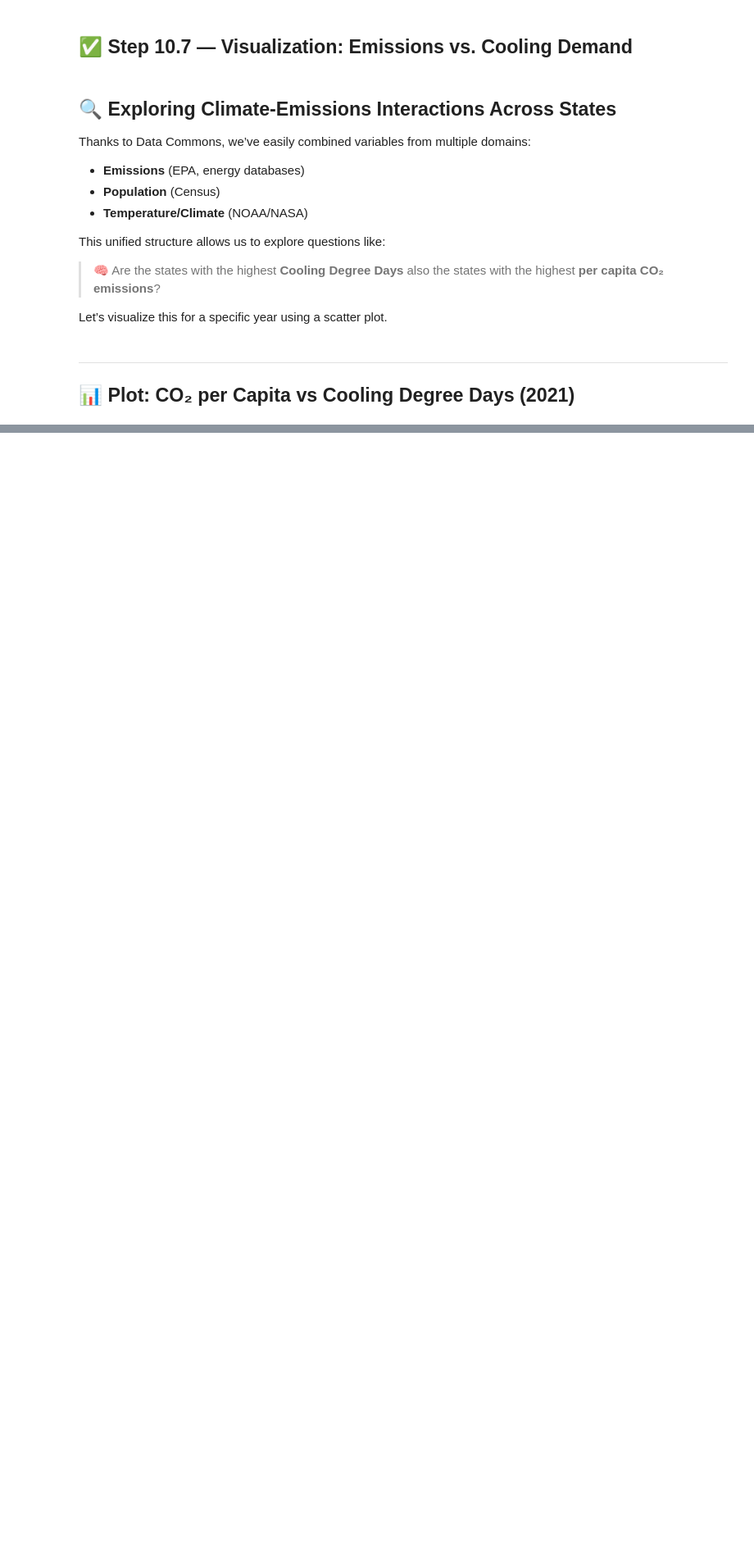
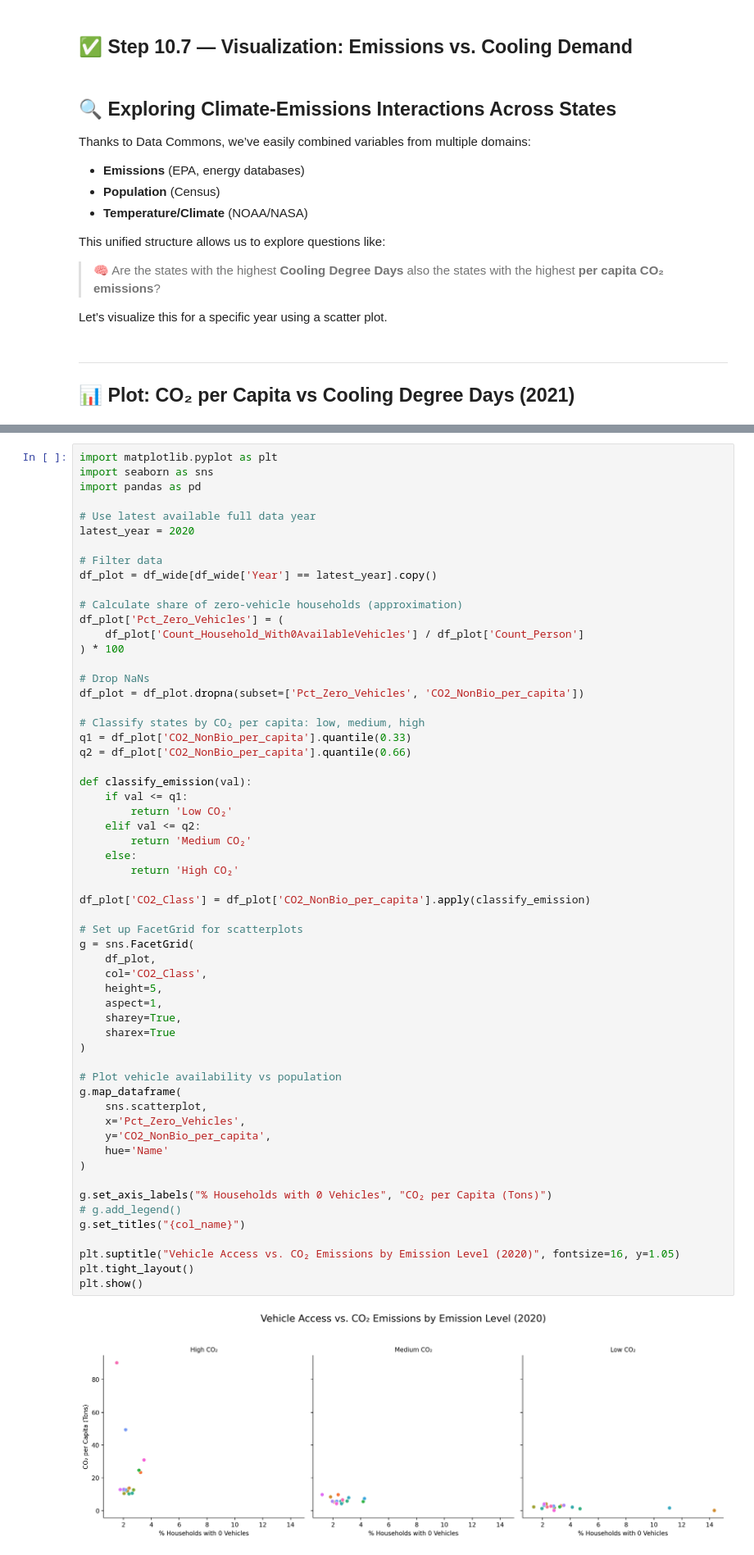
Before and after one commit to Nastiiasaenko/Data-Commons-, a Jupyter notebook: 02_environmental_exploration.ipynb, the cells around one changed output, grey strips where cells are left out. Shown at 82% size. Cells and saved outputs as stored; diff of their text form; blank space fills up the shorter version.

```diff
--- a/02_environmental_exploration.ipynb
+++ b/02_environmental_exploration.ipynb
@@ -1287,0 +1464,60 @@ plt.show()
+# %%
+import matplotlib.pyplot as plt
+import seaborn as sns
+import pandas as pd
+
+# Use latest available full data year
+latest_year = 2020
+
+# Filter data
+df_plot = df_wide[df_wide['Year'] == latest_year].copy()
+
+# Calculate share of zero-vehicle households (approximation)
+df_plot['Pct_Zero_Vehicles'] = (
+    df_plot['Count_Household_With0AvailableVehicles'] / df_plot['Count_Person']
+) * 100
+
+# Drop NaNs
+df_plot = df_plot.dropna(subset=['Pct_Zero_Vehicles', 'CO2_NonBio_per_capita'])
+
+# Classify states by CO₂ per capita: low, medium, high
+q1 = df_plot['CO2_NonBio_per_capita'].quantile(0.33)
+q2 = df_plot['CO2_NonBio_per_capita'].quantile(0.66)
+
+def classify_emission(val):
+    if val <= q1:
+        return 'Low CO₂'
+    elif val <= q2:
+        return 'Medium CO₂'
+    else:
+        return 'High CO₂'
+
+df_plot['CO2_Class'] = df_plot['CO2_NonBio_per_capita'].apply(classify_emission)
+
+# Set up FacetGrid for scatterplots
+g = sns.FacetGrid(
+    df_plot,
+    col='CO2_Class',
+    height=5,
+    aspect=1,
+    sharey=True,
+    sharex=True
+)
+
+# Plot vehicle availability vs population
+g.map_dataframe(
+    sns.scatterplot,
+    x='Pct_Zero_Vehicles',
+    y='CO2_NonBio_per_capita',
+    hue='Name'
+)
+
+g.set_axis_labels("% Households with 0 Vehicles", "CO₂ per Capita (Tons)")
+# g.add_legend()
+g.set_titles("{col_name}")
+
+plt.suptitle("Vehicle Access vs. CO₂ Emissions by Emission Level (2020)", fontsize=16, y=1.05)
+plt.tight_layout()
+plt.show()
+# %% [output]
+[figure, added]
```
Also changed, not shown: parts of 18 cells of this notebook.
